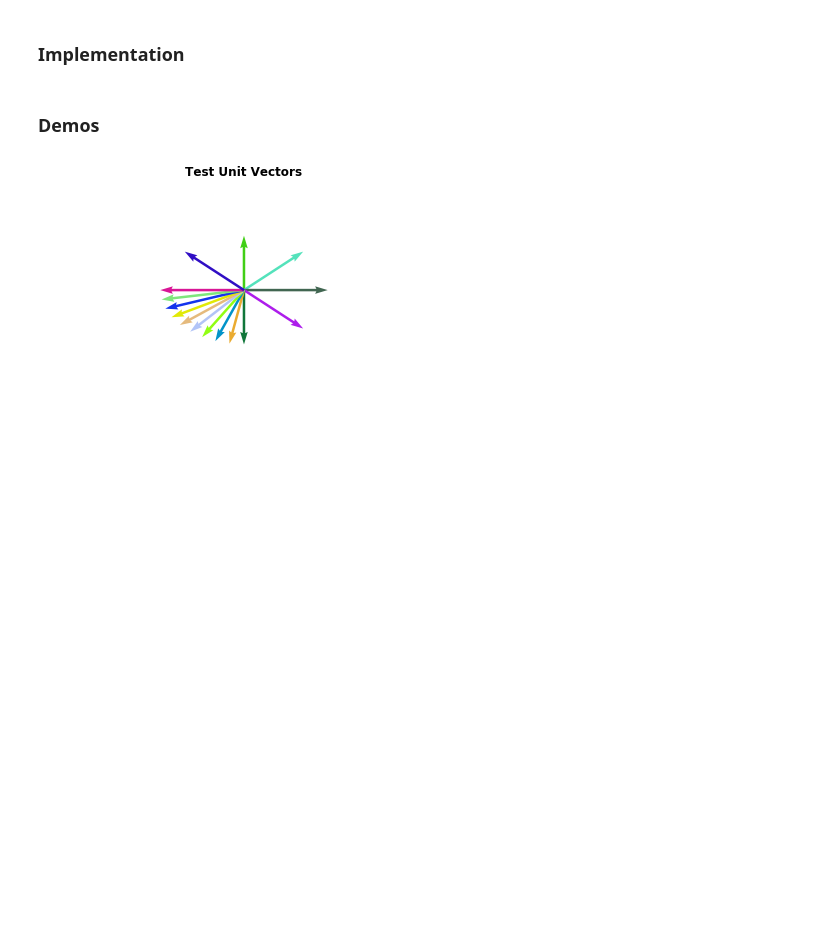
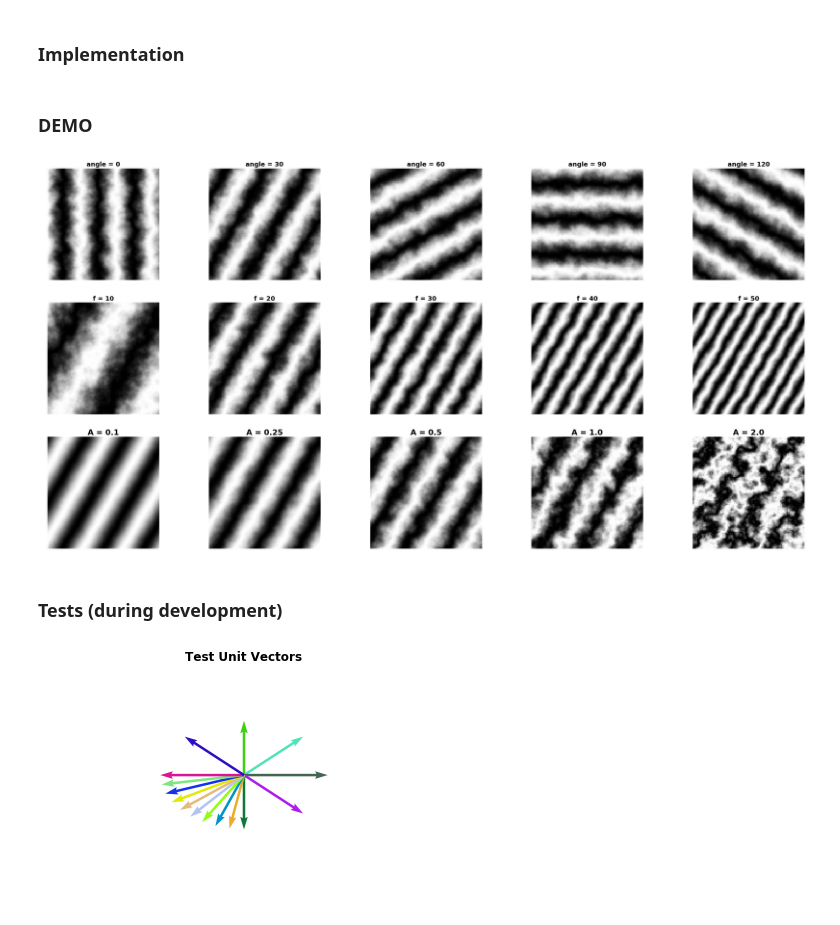
Before and after one commit to julienroy13/InfoGAN-Pytorch, a Jupyter notebook: Create_synthetic_dataset.ipynb, the cells around one changed output. Drawn from its saved outputs; the diff is of its cells as text; code cells hidden in the pictures; blank space fills up the shorter version.

Commit message:
Demo for creating synthetic images WORKS

```diff
--- a/Create_synthetic_dataset.ipynb
+++ b/Create_synthetic_dataset.ipynb
@@ -13,13 +14,3 @@ import random
 % matplotlib inline
 # %% [markdown]
 ### Implementation
-# %%
-def unit_vector(angle):
-    """Creates a unit vector with given angle (in degrees)"""
-
-    x = math.sin(angle * 2 * np.pi / 360)
-    y = math.cos(angle * 2 * np.pi / 360)
-
-    vector = np.array([x, y])
-
-    return vector
@@ -66,5 +148,51 @@ def perlinNoise(self, x, y):
 # %% [markdown]
-### Demos
+### DEMO
+# %%
+angles = [0, 30, 60, 90, 120]
+freqs = [10, 20, 30, 40, 50]
+ampls = [0.10, 0.25, 0.5, 1., 2.]
+
+plt.figure(figsize=(40,20))
+n=1
+
+# ANGLE VARIATIONS
+for j, theta in tqdm(zip(range(5), angles)):
+    noise = NoiseUtils(imageSize=100, angle=theta, frequency=20., amplitude=0.5)
+    noise.makeTexture(texture=noise.marble)
+
+    plt.subplot(3,5,n)
+    plt.imshow(noise.img, cmap=plt.get_cmap('gray'))
+    plt.axis('off')
+    plt.title('angle = {}'.format(theta), fontweight='bold', fontsize=18)
+    n += 1
+
+# FREQUENCY VARIATIONS
+for j, f in tqdm(zip(range(5), freqs)):
+    noise = NoiseUtils(imageSize=100, angle=30, frequency=f, amplitude=0.5)
+    noise.makeTexture(texture=noise.marble)
+
+    plt.subplot(3,5,n)
+    plt.imshow(noise.img, cmap=plt.get_cmap('gray'))
+    plt.axis('off')
+    plt.title('f = {}'.format(f), fontweight='bold', fontsize=18)
+    n += 1
+
+# AMPLITUDE VARIATIONS
+for j, A in tqdm(zip(range(5), ampls)):
+    noise = NoiseUtils(imageSize=100, angle=30, frequency=20., amplitude=A)
+    noise.makeTexture(texture=noise.marble)
+
+    plt.subplot(3,5,n)
+    plt.imshow(noise.img, cmap=plt.get_cmap('gray'))
+    plt.axis('off')
+    plt.title('A = {}'.format(A), fontweight='bold', fontsize=22)
+    n += 1
+
+plt.show()
+# %% [output]
+[figure, added]
+# %% [markdown]
+### Tests (during development)
 # %%
 def show_vectors():
 
```
Also changed, not shown: parts of 7 cells of this notebook.
